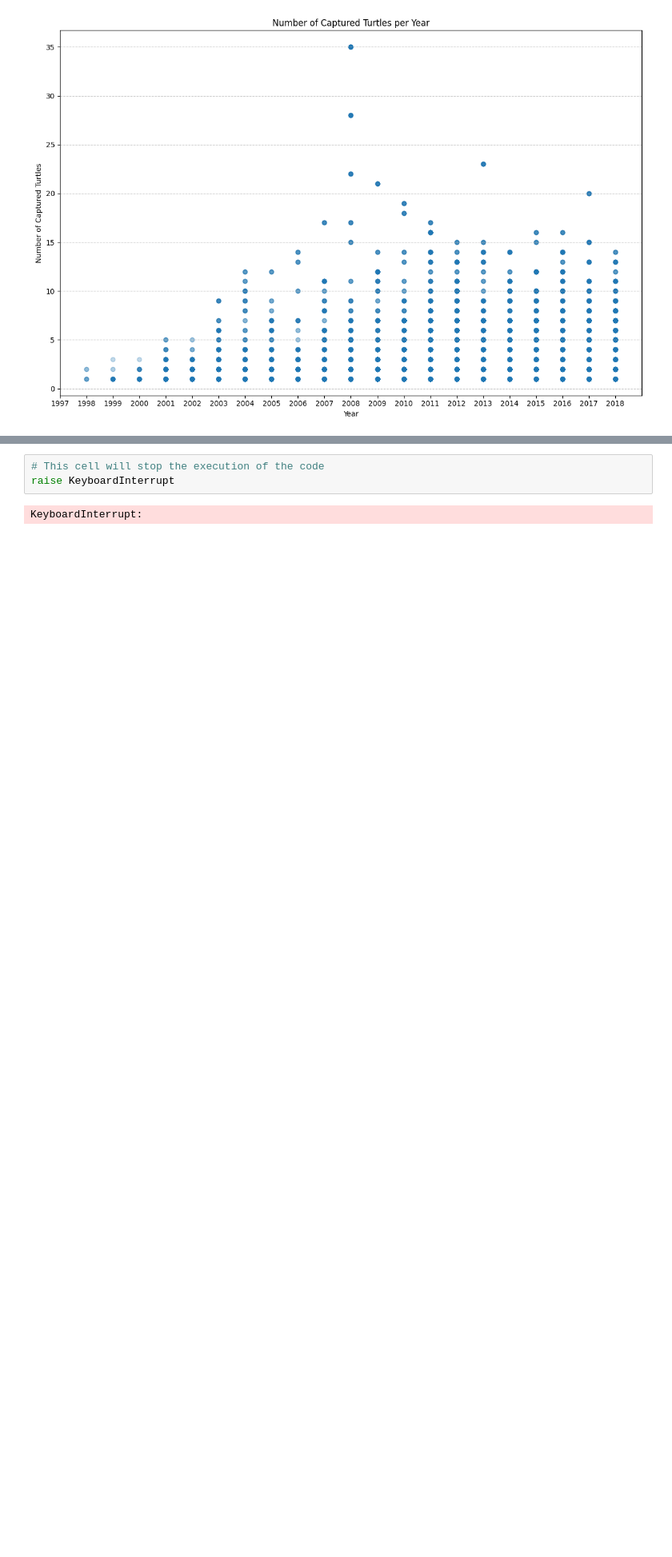
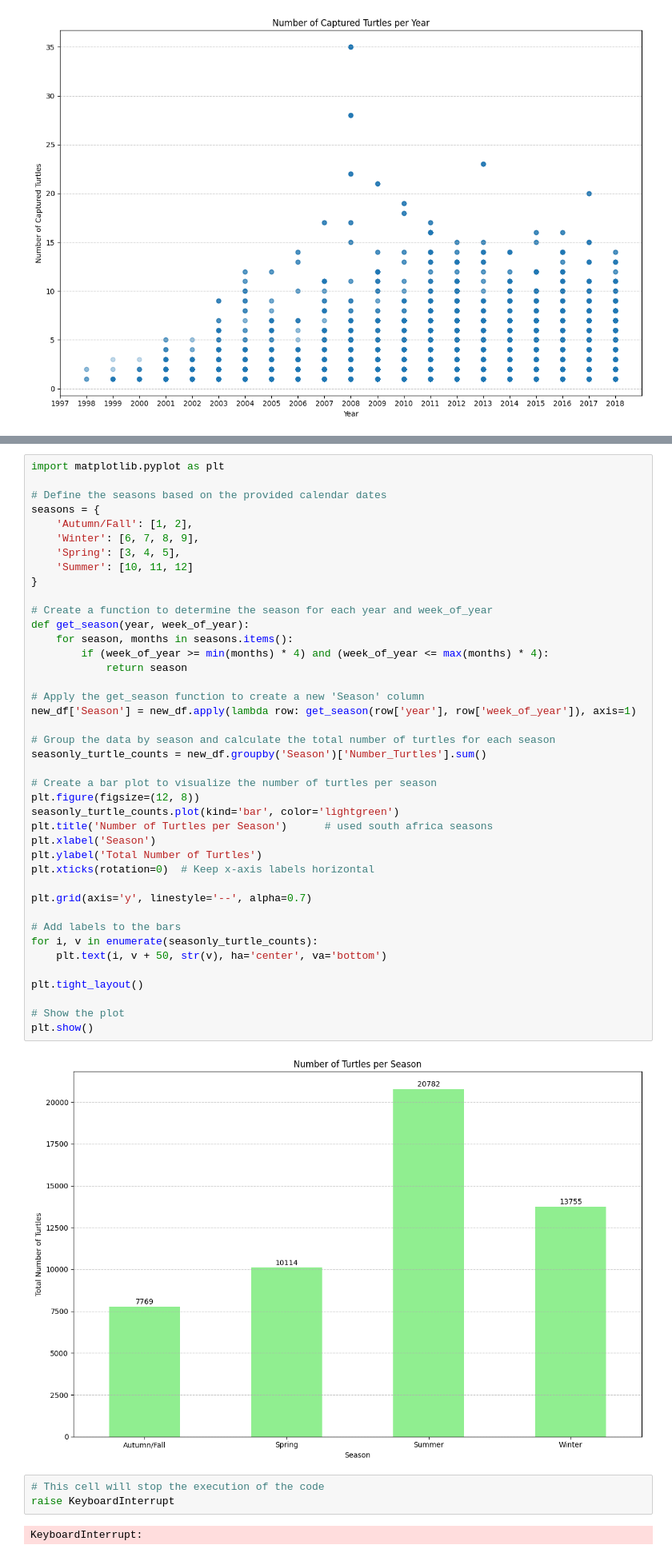
Before and after one commit to eigenaarti2/Ninja-Turtles, a Jupyter notebook: Baseline_new_start_carolina.ipynb, the cells around one changed output, grey strips where cells are left out. Shown at 80% size. Cells and saved outputs as stored; diff of their text form; blank space fills up the shorter version.

```diff
--- a/Baseline_new_start_carolina.ipynb
+++ b/Baseline_new_start_carolina.ipynb
@@ -483,3 +471,46 @@ plt.show()
+# %%
+import matplotlib.pyplot as plt
+
+# Define the seasons based on the provided calendar dates
+seasons = {
+    'Autumn/Fall': [1, 2],
+    'Winter': [6, 7, 8, 9],
+    'Spring': [3, 4, 5],
+    'Summer': [10, 11, 12]
+}
+
+# Create a function to determine the season for each year and week_of_year
+def get_season(year, week_of_year):
+    for season, months in seasons.items():
+        if (week_of_year >= min(months) * 4) and (week_of_year <= max(months) * 4):
+            return season
+
+# Apply the get_season function to create a new 'Season' column
+new_df['Season'] = new_df.apply(lambda row: get_season(row['year'], row['week_of_year']), axis=1)
+
+# Group the data by season and calculate the total number of turtles for each season
+seasonly_turtle_counts = new_df.groupby('Season')['Number_Turtles'].sum()
+
+# Create a bar plot to visualize the number of turtles per season
+plt.figure(figsize=(12, 8))
+seasonly_turtle_counts.plot(kind='bar', color='lightgreen')
+plt.title('Number of Turtles per Season')      # used south africa seasons
+plt.xlabel('Season')
+plt.ylabel('Total Number of Turtles')
+plt.xticks(rotation=0)  # Keep x-axis labels horizontal
+
+plt.grid(axis='y', linestyle='--', alpha=0.7)
+
+# Add labels to the bars
+for i, v in enumerate(seasonly_turtle_counts):
+    plt.text(i, v + 50, str(v), ha='center', va='bottom')
+
+plt.tight_layout()
+
+# Show the plot
+plt.show()
+# %% [output]
+[figure, added]
 # %%
 # This cell will stop the execution of the code
 raise KeyboardInterrupt
```
Also changed, not shown: parts of 15 cells of this notebook.
